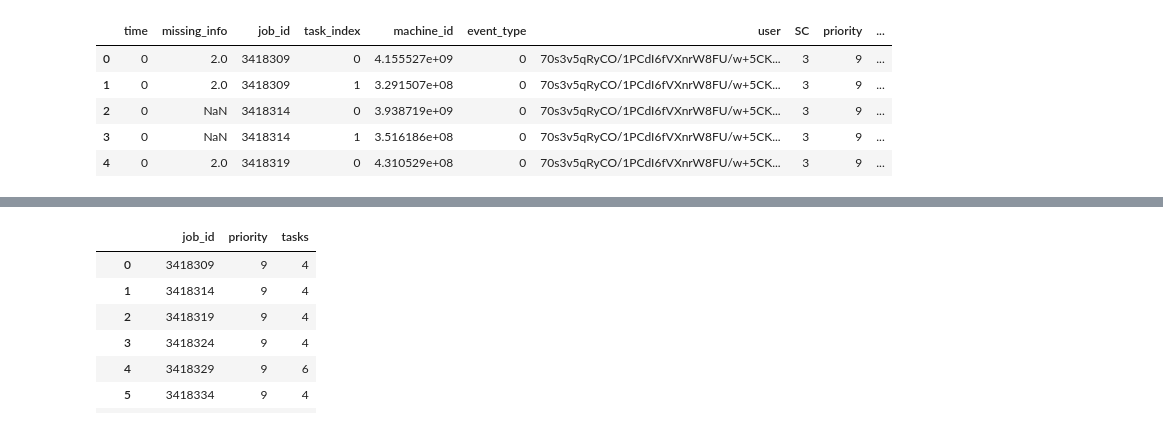
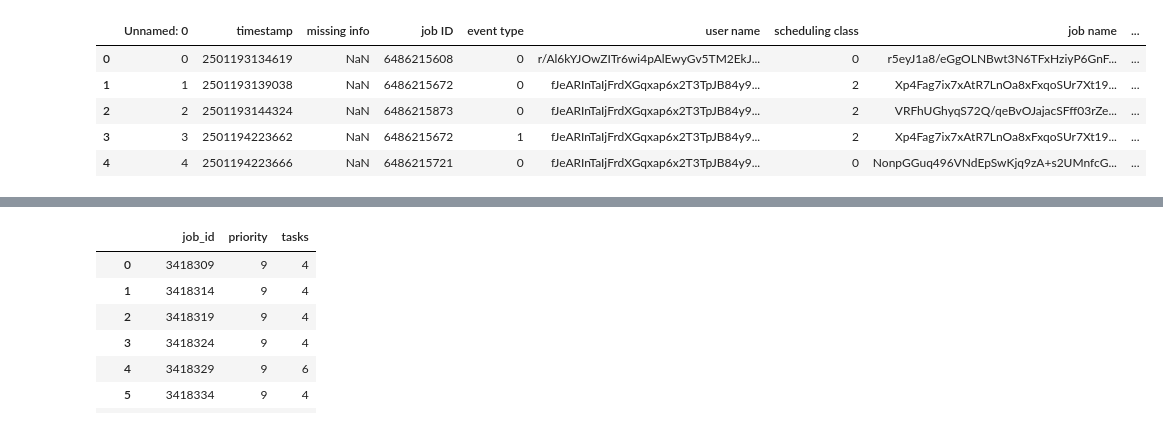
Before and after one commit to elNiNo009/google_cluster, a Jupyter notebook: priority_vs_jobs.ipynb, the cells around one changed output, grey strips where cells are left out. Cells and saved outputs as stored; diff of their text form; code cells hidden in the pictures.

```diff
--- a/priority_vs_jobs.ipynb
+++ b/priority_vs_jobs.ipynb
@@ -3,4 +3,4 @@ import pandas as pd
 import matplotlib.pyplot as plt
 import numpy as np
 # %%
-task_1=pd.read_csv('/home/sarthak/Desktop/data_task/part-00000-of-00500.csv')
+task_1=pd.read_csv('/home/sarthak/Downloads/combinejob.csv')
@@ -14,12 +7,12 @@ task_two = pd.concat(task_mer)
 # %%
-task_two.head()
+task_1.head()
 # %% [output]
-|  | time | missing_info | job_id | task_index | machine_id | event_type | user | SC | priority | ... |
-| 0 | 0 | 2.0 | 3418309 | 0 | 4.155527e+09 | 0 | 70s3v5qRyCO/1PCdI6fVXnrW8FU/w+5CK... | 3 | 9 | ... |
-| 1 | 0 | 2.0 | 3418309 | 1 | 3.291507e+08 | 0 | 70s3v5qRyCO/1PCdI6fVXnrW8FU/w+5CK... | 3 | 9 | ... |
-| 2 | 0 | NaN | 3418314 | 0 | 3.938719e+09 | 0 | 70s3v5qRyCO/1PCdI6fVXnrW8FU/w+5CK... | 3 | 9 | ... |
-| 3 | 0 | NaN | 3418314 | 1 | 3.516186e+08 | 0 | 70s3v5qRyCO/1PCdI6fVXnrW8FU/w+5CK... | 3 | 9 | ... |
-| 4 | 0 | 2.0 | 3418319 | 0 | 4.310529e+08 | 0 | 70s3v5qRyCO/1PCdI6fVXnrW8FU/w+5CK... | 3 | 9 | ... |
+|  | Unnamed: 0 | timestamp | missing info | job ID | event type | user name | scheduling class | job name | ... |
+| 0 | 0 | 2501193134619 | NaN | 6486215608 | 0 | r/Al6kYJOwZITr6wi4pAlEwyGv5TM2EkJ... | 0 | r5eyJ1a8/eGgOLNBwt3N6TFxHziyP6GnF... | ... |
+| 1 | 1 | 2501193139038 | NaN | 6486215672 | 0 | fJeARInTaIjFrdXGqxap6x2T3TpJB84y9... | 2 | Xp4Fag7ix7xAtR7LnOa8xFxqoSUr7Xt19... | ... |
+| 2 | 2 | 2501193144324 | NaN | 6486215873 | 0 | fJeARInTaIjFrdXGqxap6x2T3TpJB84y9... | 2 | VRFhUGhyqS72Q/qeBvOJajacSFff03rZe... | ... |
+| 3 | 3 | 2501194223662 | NaN | 6486215672 | 1 | fJeARInTaIjFrdXGqxap6x2T3TpJB84y9... | 2 | Xp4Fag7ix7xAtR7LnOa8xFxqoSUr7Xt19... | ... |
+| 4 | 4 | 2501194223666 | NaN | 6486215721 | 0 | fJeARInTaIjFrdXGqxap6x2T3TpJB84y9... | 0 | NonpGGuq496VNdEpSwKjq9zA+s2UMnfcG... | ... |
 # %%
 task_two.drop(['missing_info', 'user'], axis=1)
 # %% [output]
```
Also changed, not shown: parts of 8 cells of this notebook, 2 other files.
